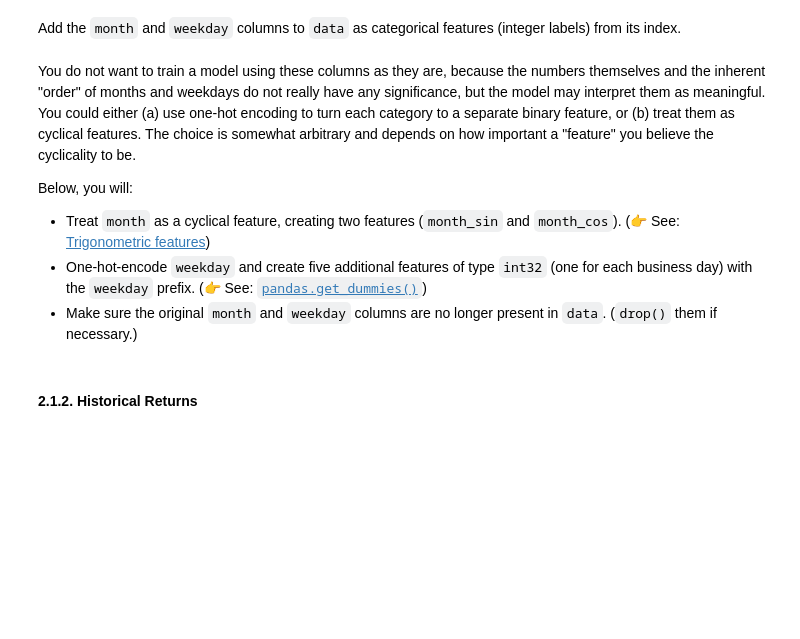
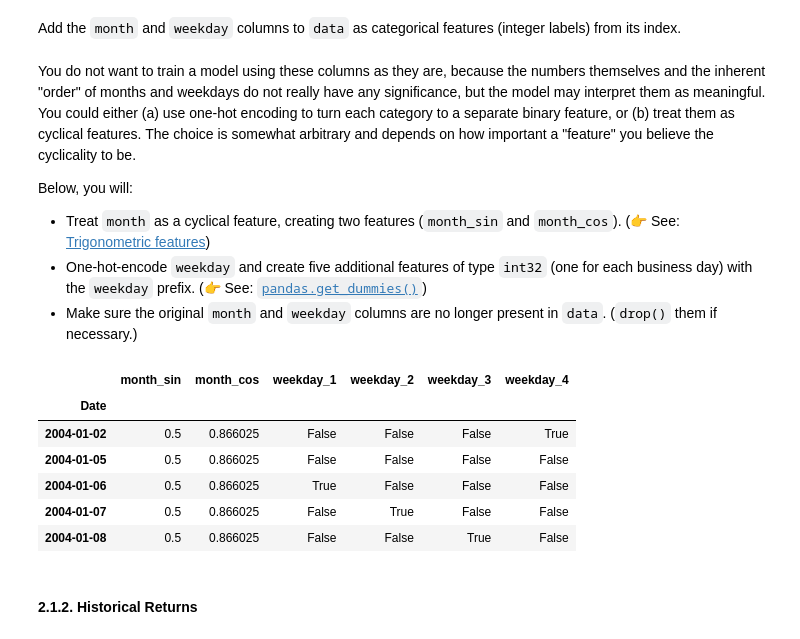
Before and after one commit to waynebar69/xlv-volatility-sentiment-ml, a Jupyter notebook: notebooks/xlv_prediction_model.ipynb.ipynb, the cells around one changed output. Cells and saved outputs as stored; diff of their text form; code cells hidden in the pictures; blank space fills up the shorter version.

```diff
--- a/notebooks/xlv_prediction_model.ipynb.ipynb
+++ b/notebooks/xlv_prediction_model.ipynb.ipynb
@@ -316,5 +331,11 @@ Add the `month` and `weekday` columns to `data` as categorical features (integer
 # %% [markdown]
-You do not want to train a model using these columns as they are, because the numbers themselves and the inherent "order" of months and weekdays do not really have any significance, but the model may interpret them as meaningful. You could either (a) use one-hot encoding to turn each category to a separate binary feature, or (b) treat them as cyclical features. The choice is somewhat arbitrary and depends on how important a "feature" you believe the cyclicality to be.
+You do not want to train a model using these columns as they are, because the
+numbers themselves and the inherent "order" of months and weekdays do not really
+have any significance, but the model may interpret them as meaningful.
+You could either (a) use one-hot encoding to turn each category to a separate
+binary feature, or (b) treat them as cyclical features.
+The choice is somewhat arbitrary and depends on how important a "feature" you
+believe the cyclicality to be.
 
 Below, you will:
 
@@ -334,3 +356,13 @@ data = pd.get_dummies(## YOUR CODE HERE ##)
+# %%
+data.head()
+# %% [output]
+|  | month_sin | month_cos | weekday_1 | weekday_2 | weekday_3 | weekday_4 |
+| Date |  |  |  |  |  |  |
+| 2004-01-02 | 0.5 | 0.866025 | False | False | False | True |
+| 2004-01-05 | 0.5 | 0.866025 | False | False | False | False |
+| 2004-01-06 | 0.5 | 0.866025 | True | False | False | False |
+| 2004-01-07 | 0.5 | 0.866025 | False | True | False | False |
+| 2004-01-08 | 0.5 | 0.866025 | False | False | True | False |
 # %% [markdown]
 #### 2.1.2. Historical Returns
 # %% [markdown]
```
Also changed, not shown: parts of 15 cells of this notebook.
